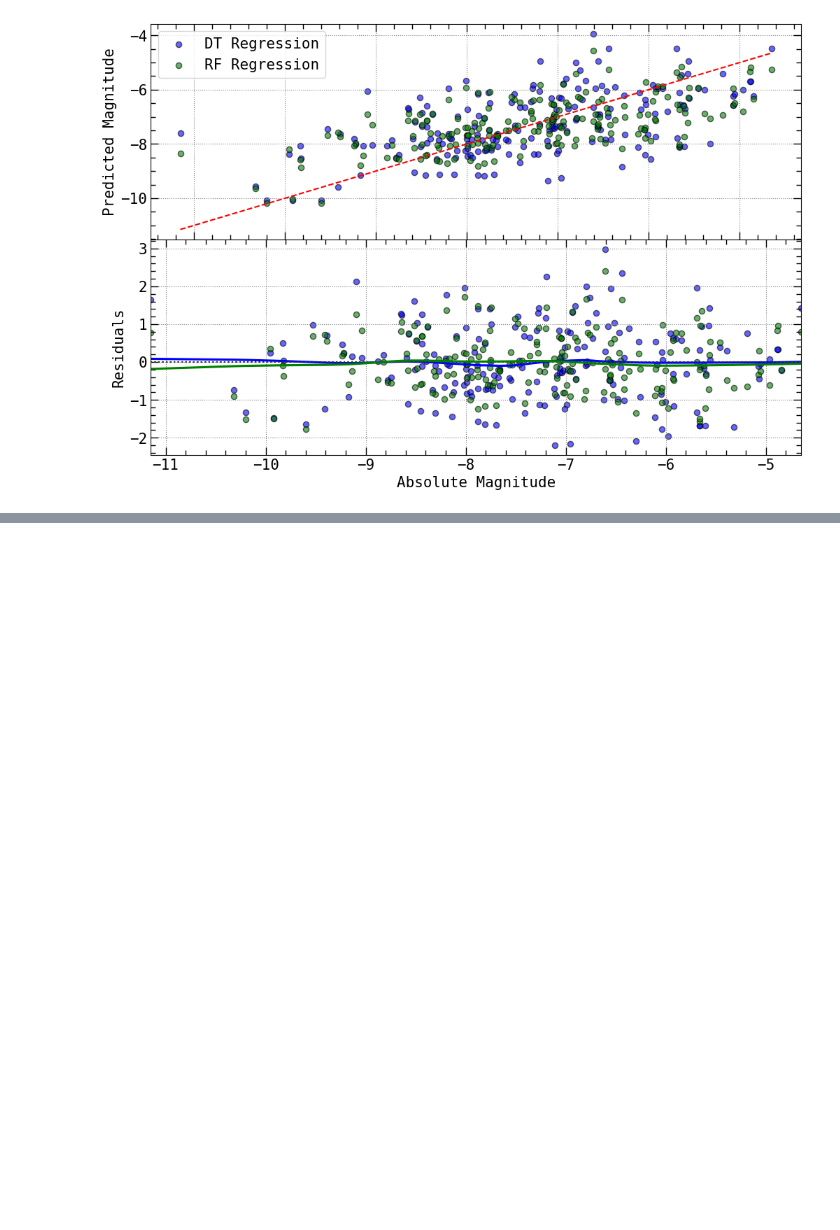
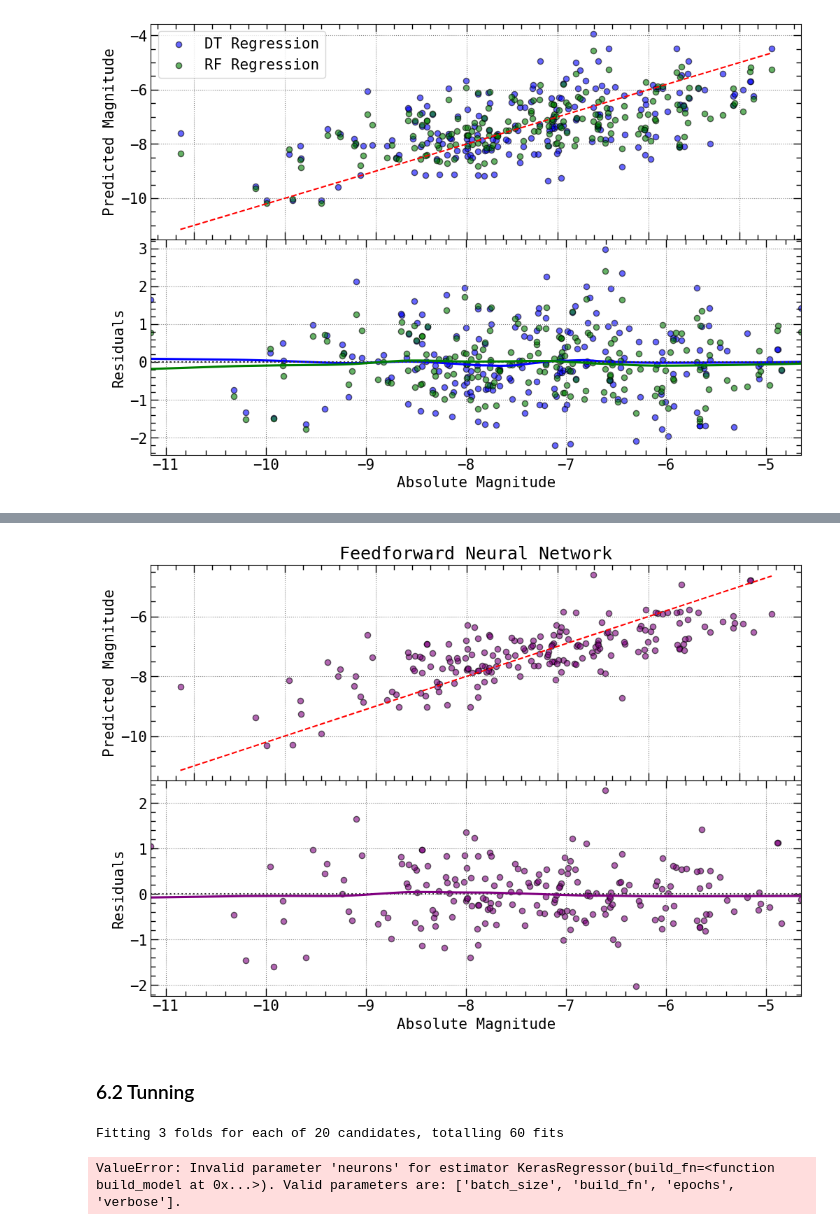
Before and after one commit to GabrielWendell/Cepheids_Projects, a Jupyter notebook: Project_3/Notebooks/ML_Analysis.ipynb, the cells around one changed output, grey strips where cells are left out. Cells and saved outputs as stored; diff of their text form; code cells hidden in the pictures; blank space fills up the shorter version.

```diff
--- a/Project_3/Notebooks/ML_Analysis.ipynb
+++ b/Project_3/Notebooks/ML_Analysis.ipynb
@@ -312,0 +459,14 @@ sm_plot_mod(ax1)
+# %%
+# Compiling the model
+model.compile(optimizer = Adam(learning_rate = 0.001), loss = 'mse')
+
+# Early stopping to avoid overfitting
+early_stopping = EarlyStopping(monitor = 'val_loss', patience = 10, restore_best_weights = True)
+
+# Training the model
+history = model.fit(X_train_scaled, y_train,
+                    validation_data = (X_test_scaled, y_test),
+                    epochs = 100,
+                    batch_size = 16,
+                    callbacks = [early_stopping],
+                    verbose = 1)
@@ -312,0 +491,7 @@ sm_plot_mod(ax1)
+# %%
+# Evaluating the model
+mse = model.evaluate(X_test_scaled, y_test)
+print(f"Mean Squared Error on the test set: {mse}")
+
+# Making predictions
+y_pred_fnn = model.predict(X_test_scaled)
@@ -312,0 +502,26 @@ sm_plot_mod(ax1)
+# %%
+# Plotting
+fig = plt.figure(figsize = (12,8))
+fig.subplots_adjust(hspace = 0)
+spec = gridspec.GridSpec(ncols = 1, nrows = 2, figure = fig)
+
+ax0 = fig.add_subplot(spec[0, 0])
+ax1 = fig.add_subplot(spec[1, 0])
+
+ax0.scatter(y_test, y_pred_fnn, color = 'purple', edgecolors = 'k', s = 35, alpha = 0.6)
+ax0.plot([min(y_test), max(y_test)], [min(y_test), max(y_test)], color = 'r', ls = '--')
+
+ax1 = sns.residplot(x = y_test, y = y_pred_fnn, lowess = True, color = 'purple',
+                    scatter_kws = dict(edgecolors = 'k', s = 35, alpha = 0.6))
+
+ax0.set_title('Feedforward Neural Network')
+ax0.set_ylabel('Predicted Magnitude')
+ax1.set_xlabel('Absolute Magnitude')
+ax1.set_ylabel('Residuals')
+
+sm_plot_mod(ax0)
+sm_plot_mod(ax1)
+# %% [output]
+[figure, added]
+# %% [markdown]
+### 6.2 Tunning
@@ -312,0 +574,27 @@ sm_plot_mod(ax1)
+# %%
+# Define hyperparameters for tuning
+param_grid = {
+    'build_fn': [build_model],
+    'learning_rate': [0.001, 0.01, 0.1],
+    'neurons': [20, 50, 100],
+    'dropout_rate': [0.0, 0.2, 0.4],
+    'batch_size': [16, 32, 64],
+    'epochs': [50, 100, 200],
+    'activation': ['relu', 'tanh', 'sigmoid']
+}
+
+# Randomized search for hyperparameter tuning
+random_search = RandomizedSearchCV(estimator = model, param_distributions = param_grid, n_iter = 20,
+                                   cv = 3, verbose = 2, n_jobs = -1)
+random_search_result = random_search.fit(X_train, y_train)
+
+# Best hyperparameters
+print(f"Best hyperparameters: {random_search_result.best_params_}")
+
+# Evaluate on test data
+best_model = random_search_result.best_estimator_
+test_loss = best_model.score(X_test, y_test)
+print(f"Test loss (MSE): {test_loss}")
+# %% [output]
+Fitting 3 folds for each of 20 candidates, totalling 60 fits
+ValueError: Invalid parameter 'neurons' for estimator KerasRegressor(build_fn=<function build_model at 0x...>). Valid parameters are: ['batch_size', 'build_fn', 'epochs', 'verbose'].
```
Also changed, not shown: parts of 20 cells of this notebook, 1 other file.
